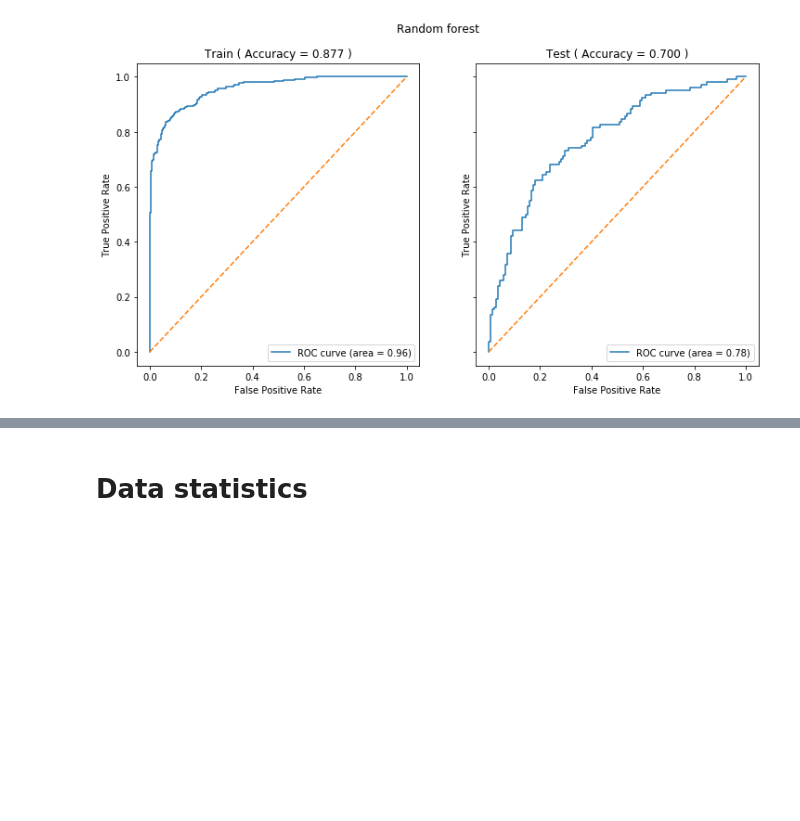
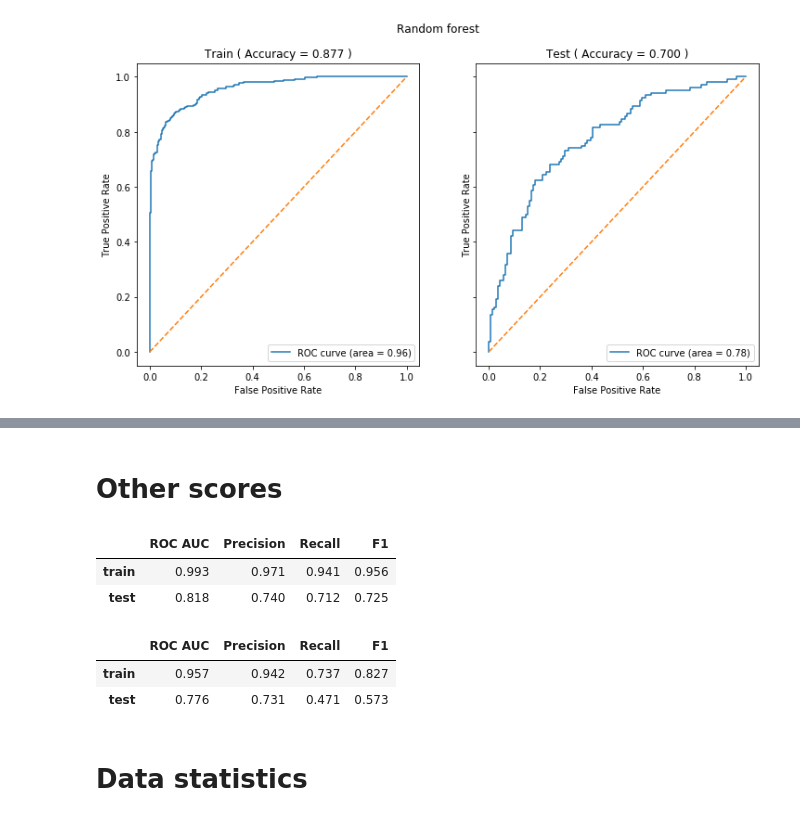
Before and after one commit to sjwilczynski/geneExpr, a Jupyter notebook: Exploration.ipynb, the cells around one changed output, grey strips where cells are left out. Saved outputs shown, nothing was run; the diff lists cells and outputs as text; code cells hidden in the pictures; blank space fills up the shorter version.

Commit message:
added more scoring functions to include recall, next results of MLCC, thresholding for sPCA, tried more glmSLOPE without success

```diff
--- a/Exploration.ipynb
+++ b/Exploration.ipynb
@@ -39,2 +34,0 @@ Train and test sizes: (726, 12179) (243, 12179)
-# %%
-(clf_logit, clf_forest) = fit_models(X_std_train, y_train, X_std_test, y_test)
@@ -44,3 +35,19 @@ Train and test sizes: (726, 12179) (243, 12179)
+# %% [markdown]
+# Other scores
+# %%
+clf_logit, train_scores, test_scores = clf_scores(clf_logit, X_train, y_train, X_test, y_test)
+print_scores(train_scores, test_scores)
+# %% [output]
+|  | ROC AUC | Precision | Recall | F1 |
+| train | 0.993 | 0.971 | 0.941 | 0.956 |
+| test | 0.818 | 0.740 | 0.712 | 0.725 |
+# %%
+clf_forest, train_scores, test_scores = clf_scores(clf_forest, X_train, y_train, X_test, y_test)
+print_scores(train_scores, test_scores)
+# %% [output]
+|  | ROC AUC | Precision | Recall | F1 |
+| train | 0.957 | 0.942 | 0.737 | 0.827 |
+| test | 0.776 | 0.731 | 0.471 | 0.573 |
 # %% [markdown]
 # Data statistics
 # %%
```
Also changed, not shown: parts of 3 cells of this notebook, 4 other files.
